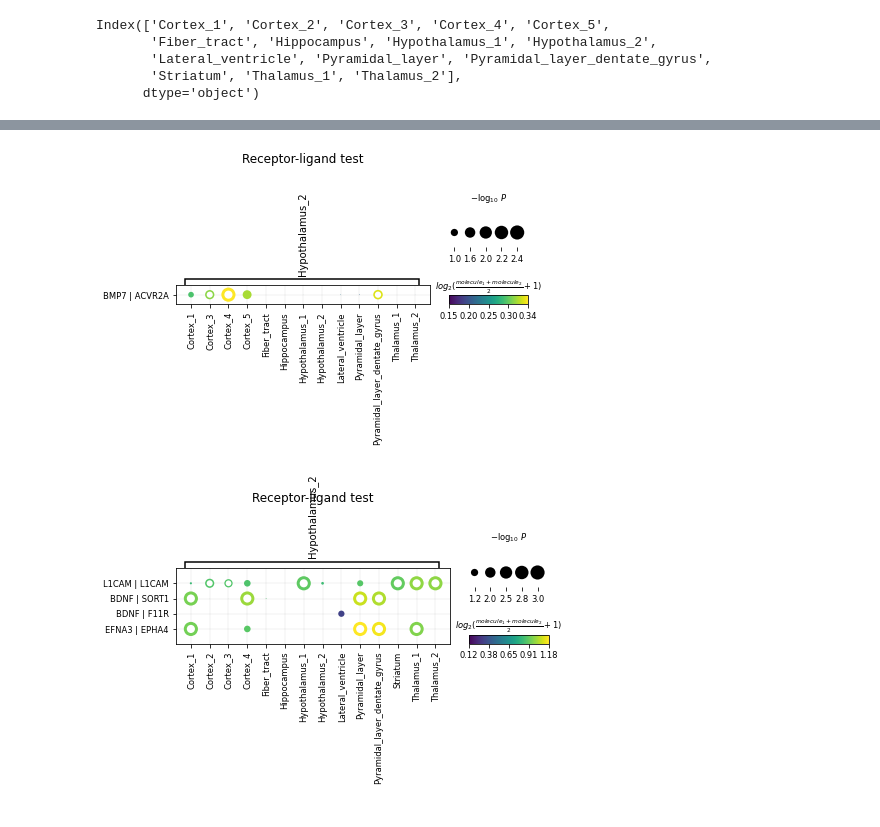
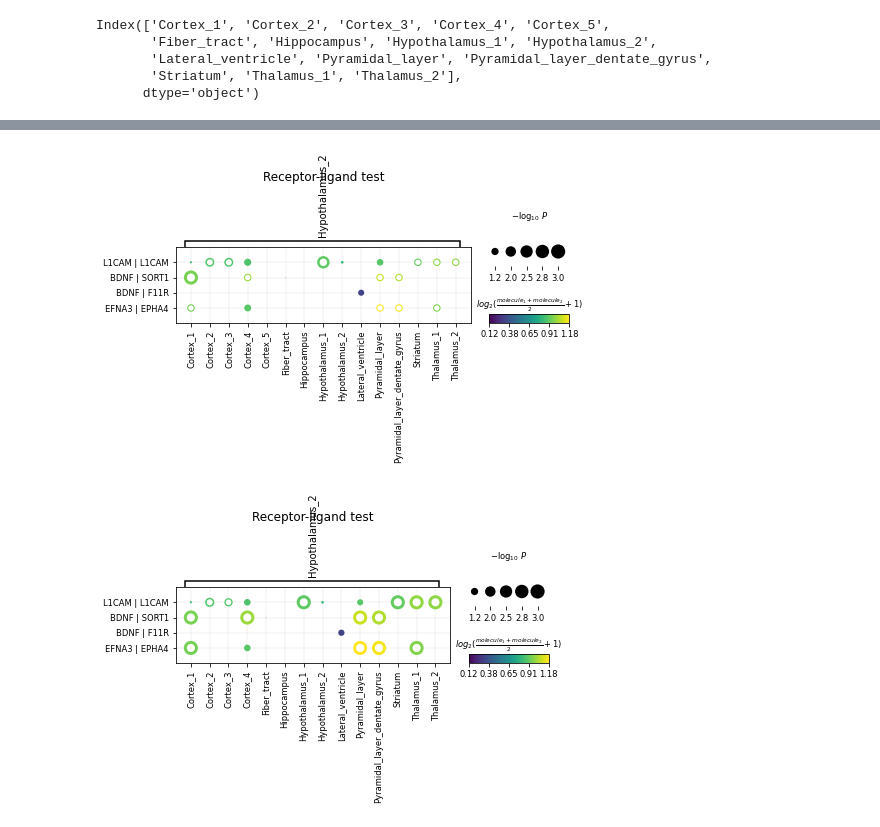
Before and after one commit to theislab/squidpy_reproducibility, a Jupyter notebook: notebooks/reproducibility/cellphonedb.ipynb, the cells around one changed output, grey strips where cells are left out. Cells and saved outputs as stored; diff of their text form; code cells hidden in the pictures.

Commit message:
Add mean comp. + pval plot

```diff
--- a/notebooks/reproducibility/cellphonedb.ipynb
+++ b/notebooks/reproducibility/cellphonedb.ipynb
@@ -90,9 +92,20 @@ def CellPhoneResults(datadirs):
 # %%
 original_cpdb_results = CellPhoneResults(datadir)
+# %%
+res = sq.gr.ligrec(
+    adata,
+    n_perms=1000,
+    cluster_key="cluster",
+    copy=True,
+    use_raw=False,
+    interactions=[('L1CAM', 'L1CAM'), ('BDNF', 'SORT1'), ('BDNF', 'F11R'), ('EFNA3', 'EPHA4')],
+    # interactions_params={'resources': 'CellPhoneDB'},
+    threshold=0.1,
+    n_jobs = 6)
 # %%
-sq.pl.ligrec(res, source_groups="Hypothalamus_2", alpha=0.05)
+sq.pl.ligrec(res, source_groups="Hypothalamus_2", alpha=0.05, remove_empty_interactions=False)
 # %% [output]
-[figure, old version]
+[figure, new version]
 # %%
 sq.pl.ligrec(original_cpdb_results, source_groups="Hypothalamus_2", alpha=0.05)
 # %% [output]
```
Also changed, not shown: parts of 6 cells of this notebook.
